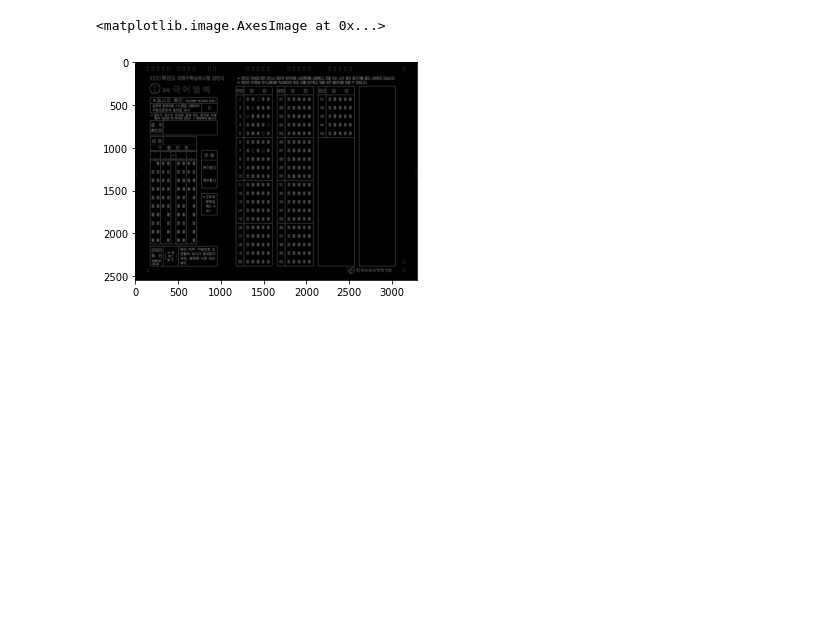
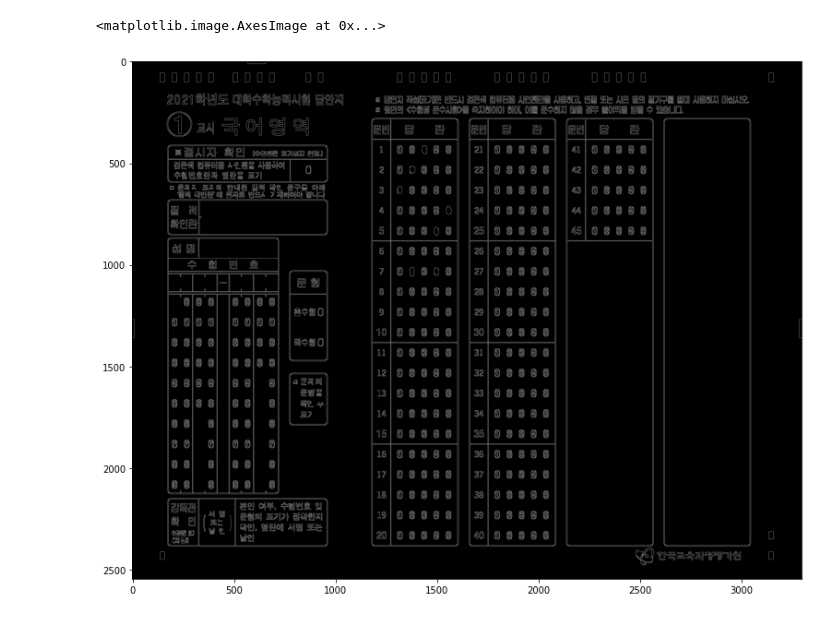
Before and after one commit to NYCCake/SmartOMR, a Jupyter notebook: ex.ipynb, the cells around one changed output. Cells and saved outputs as stored; diff of their text form; code cells hidden in the pictures; blank space fills up the shorter version.

```diff
--- a/ex.ipynb
+++ b/ex.ipynb
@@ -8,14 +8,15 @@ import imutils
 import cv2
 # %%
 #load the image and preprocess
+plt.rcParams["figure.figsize"] = (13,10)
 img=cv2.imread('a.png',cv2.IMREAD_COLOR)
 gray=cv2.cvtColor(img,cv2.COLOR_BGR2GRAY)
 blurred = cv2.GaussianBlur(gray, (5, 5), 0)
 canny=cv2.Canny(blurred, 50, 200)
 plt.imshow(cv2.cvtColor(canny, cv2.COLOR_BGR2RGB))
 # %% [output]
 <matplotlib.image.AxesImage at 0x...>
-[figure, old version]
+[figure, new version]
 # %%
 #finding contours
 cnts=cv2.findContours(canny.copy(),cv2.RETR_EXTERNAL,cv2.CHAIN_APPROX_SIMPLE)
```
Also changed, not shown: parts of 3 cells of this notebook, 1 other file.
